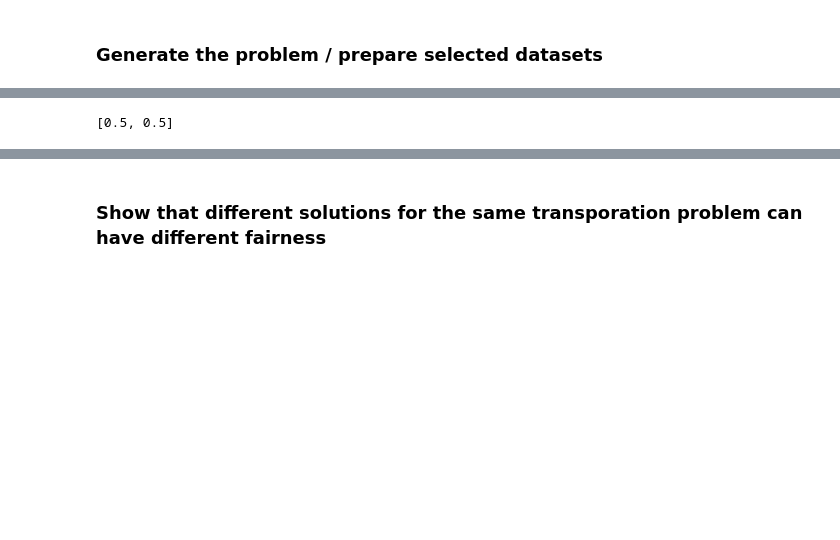
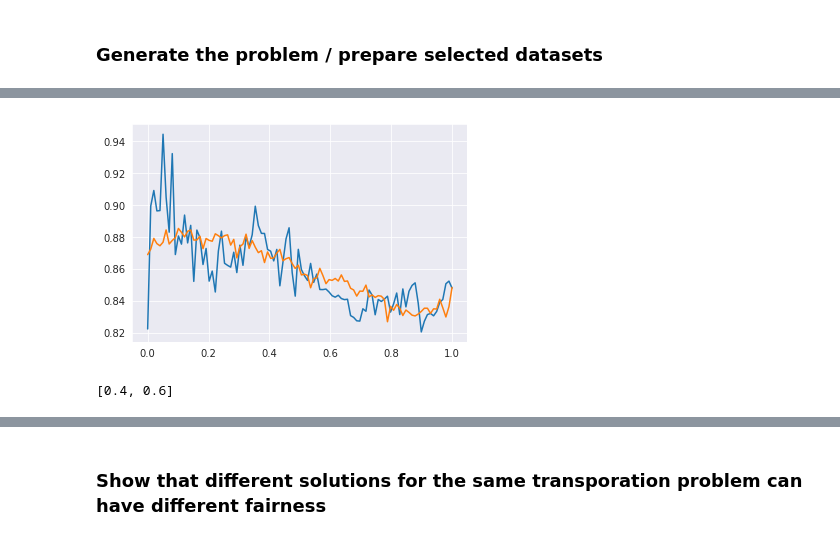
Before and after one commit to grapefroot/ot-numerical-experiments, a Jupyter notebook: notebooks/Experiments.ipynb, the cells around one changed output, grey strips where cells are left out. Saved outputs shown, nothing was run; the diff lists cells and outputs as text; code cells hidden in the pictures; blank space fills up the shorter version.

```diff
--- a/notebooks/Experiments.ipynb
+++ b/notebooks/Experiments.ipynb
@@ -160,7 +184,13 @@ Disparate impact 0.8444947944251646
+# %%
+with sns.axes_style('darkgrid'):
+    plt.plot(np.linspace(0, 1, 100), dims[:100])
+    plt.plot(np.linspace(0, 1, 100), dims[100:])
+# %% [output]
+[figure, added]
 # %%
-X_new, y_new = transform_dataset([0.5, 0.5], data_train[gender_train == 'Male'], data_train[gender_train == 'Female'], y_train, coupling)
+X_new, y_new = transform_dataset([0.4, 0.6], data_train[gender_train == 'Male'], data_train[gender_train == 'Female'], y_train, coupling)
 # %% [output]
-[0.5, 0.5]
+[0.4, 0.6]
 # %%
 disparate_impact(clf.predict(data_test), gender_binary)
 # %% [output]
```
Also changed, not shown: parts of 16 cells of this notebook.
